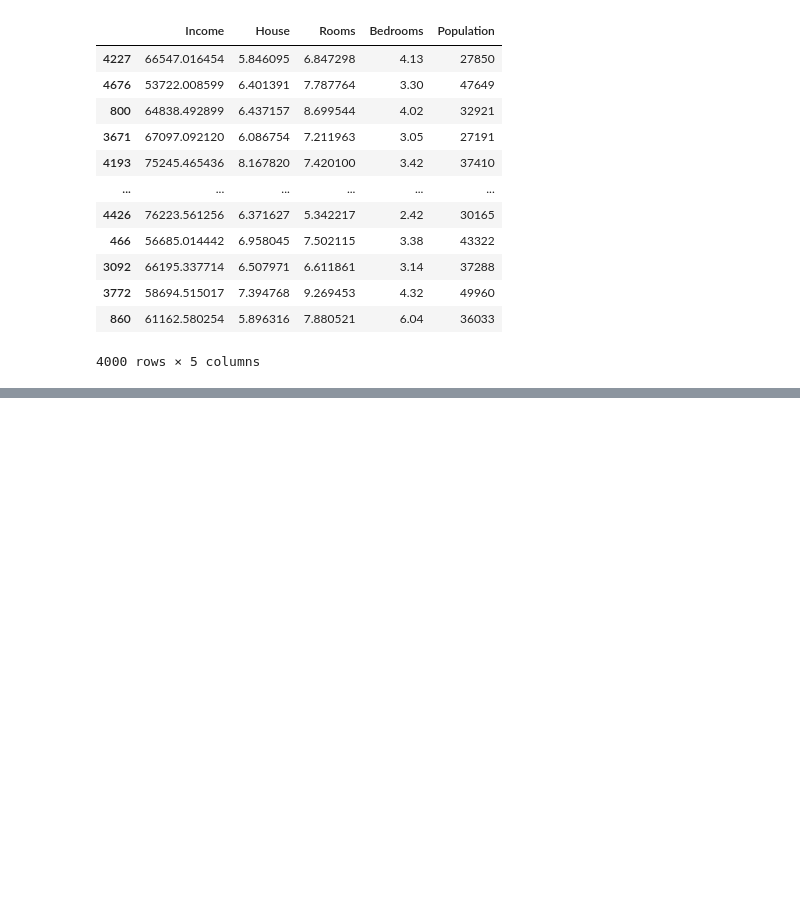
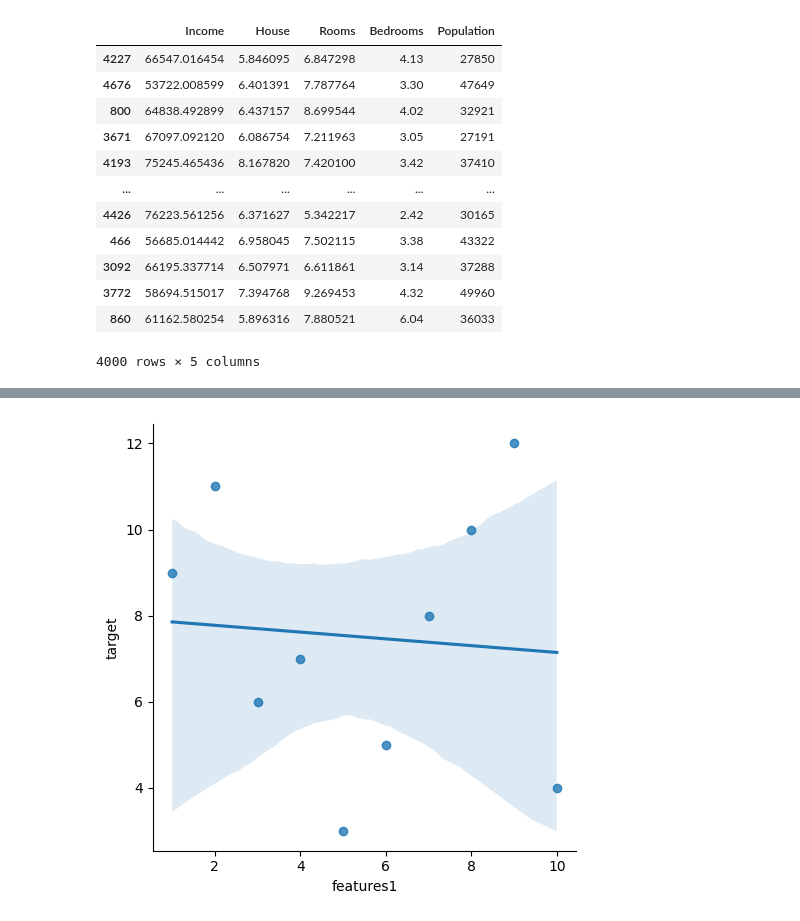
Before and after one commit to faruk950147/Python-A-to-Z, a Jupyter notebook: 07 ML/clean data/USA-Housing/main.ipynb, the cells around one changed output, grey strips where cells are left out. Cells and saved outputs as stored; diff of their text form; code cells hidden in the pictures; blank space fills up the shorter version.

```diff
--- a/07 ML/clean data/USA-Housing/main.ipynb
+++ b/07 ML/clean data/USA-Housing/main.ipynb
@@ -50,0 +75,10 @@ X_train
+# %%
+new_col = df['target'].copy()
+np.random.shuffle(new_col)
+df['target']=new_col
+
+sns.lmplot(data=df, x='features1', y='target')
+
+plt.show()
+# %% [output]
+[figure, added]
```
Also changed, not shown: parts of 3 cells of this notebook.
